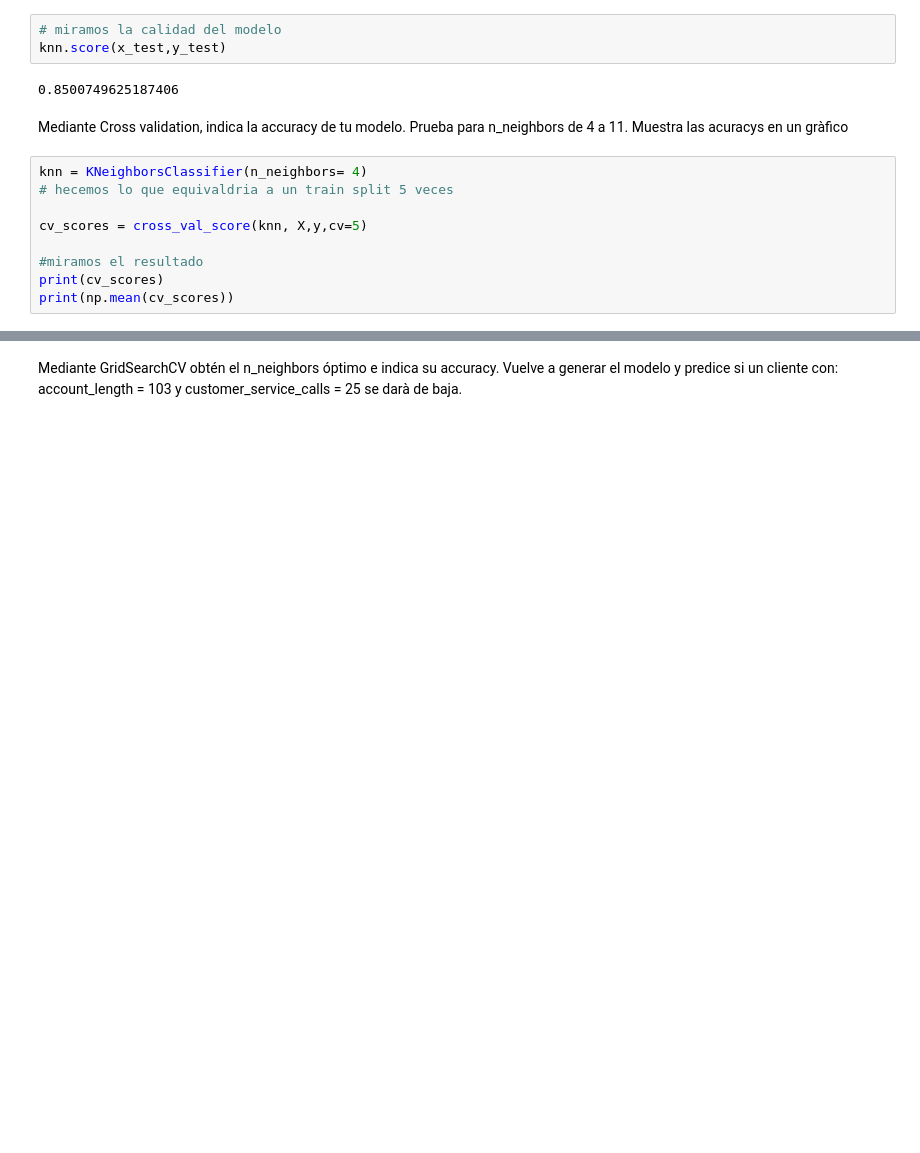
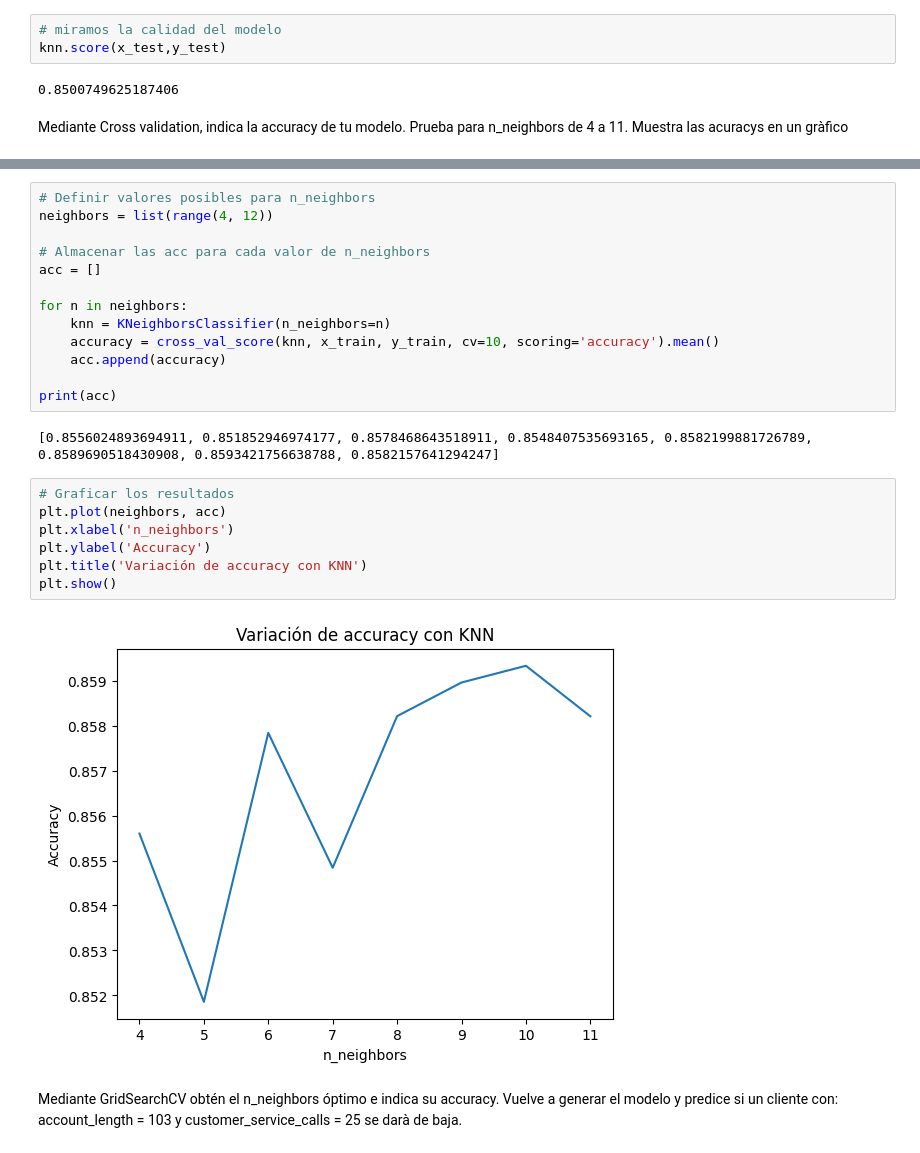
Before and after one commit to MarcMartinezM/PracticasIABigData, a Jupyter notebook: DATA SCIENCE MODELS ESTADÍSTICS/SickitLearn Classification/ML_SickitLearn_Classification_Regression.ipynb, the cells around one changed output, grey strips where cells are left out. Cells and saved outputs as stored; diff of their text form; blank space fills up the shorter version.

```diff
--- a/DATA SCIENCE MODELS ESTADÍSTICS/SickitLearn Classification/ML_SickitLearn_Classification_Regression.ipynb
+++ b/DATA SCIENCE MODELS ESTADÍSTICS/SickitLearn Classification/ML_SickitLearn_Classification_Regression.ipynb
@@ -189,12 +189,3 @@ knn.score(x_test,y_test)
 0.8500749625187406
 # %% [markdown]
 Mediante Cross validation, indica la accuracy de tu modelo. Prueba para n_neighbors de 4 a 11. Muestra las acuracys en un gràfico
-# %%
-knn = KNeighborsClassifier(n_neighbors= 4)
-# hecemos lo que equivaldria a un train split 5 veces
-
-cv_scores = cross_val_score(knn, X,y,cv=5)
-
-#miramos el resultado
-print(cv_scores)
-print(np.mean(cv_scores))
@@ -207,3 +192,27 @@ GridSearchCV(cv=10, estimator=KNeighborsClassifier(),
+# %%
+# Definir valores posibles para n_neighbors
+neighbors = list(range(4, 12))
+
+# Almacenar las acc para cada valor de n_neighbors
+acc = []
+
+for n in neighbors:
+    knn = KNeighborsClassifier(n_neighbors=n)
+    accuracy = cross_val_score(knn, x_train, y_train, cv=10, scoring='accuracy').mean()
+    acc.append(accuracy)
+
+print(acc)
+# %% [output]
+[0.8556024893694911, 0.851852946974177, 0.8578468643518911, 0.8548407535693165, 0.8582199881726789, 0.8589690518430908, 0.8593421756638788, 0.8582157641294247]
+# %%
+# Graficar los resultados
+plt.plot(neighbors, acc)
+plt.xlabel('n_neighbors')
+plt.ylabel('Accuracy')
+plt.title('Variación de accuracy con KNN')
+plt.show()
+# %% [output]
+[figure, added]
 # %% [markdown]
 Mediante GridSearchCV obtén el n_neighbors óptimo e indica su accuracy. Vuelve a generar el modelo y predice si un cliente con: account_length = 103 y customer_service_calls = 25 se darà de baja.
 # %%
```
Also changed, not shown: parts of 16 cells of this notebook, 1 other file.
